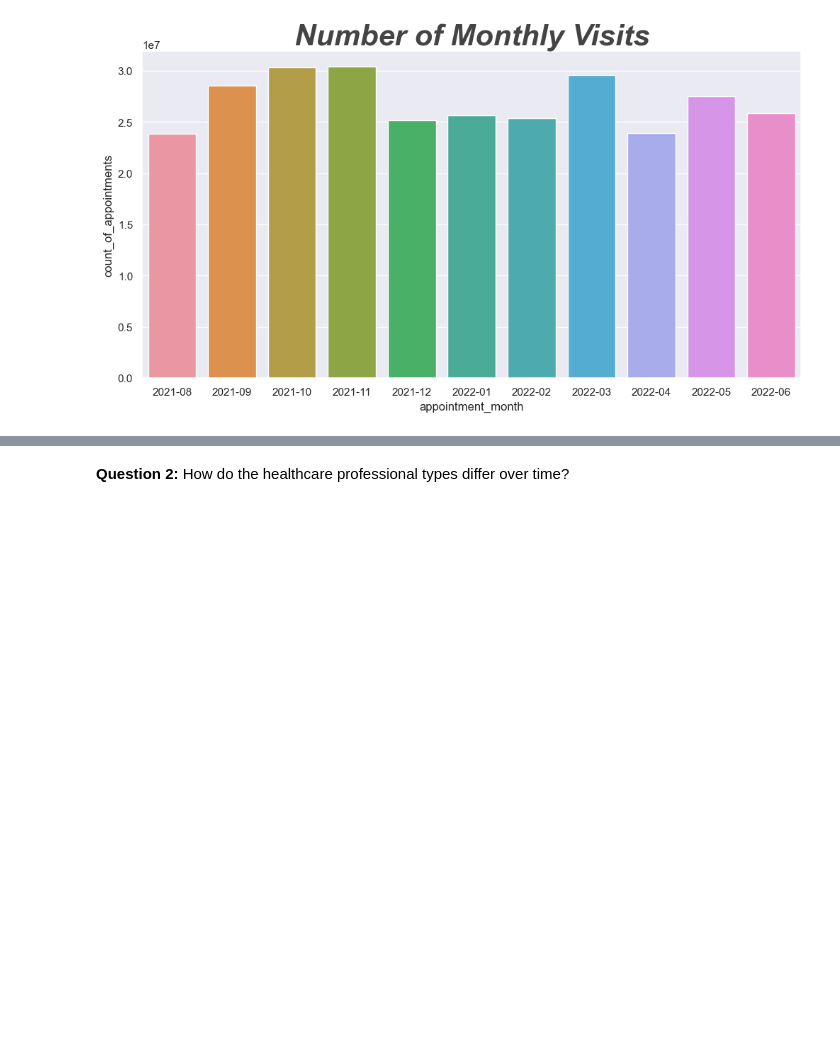
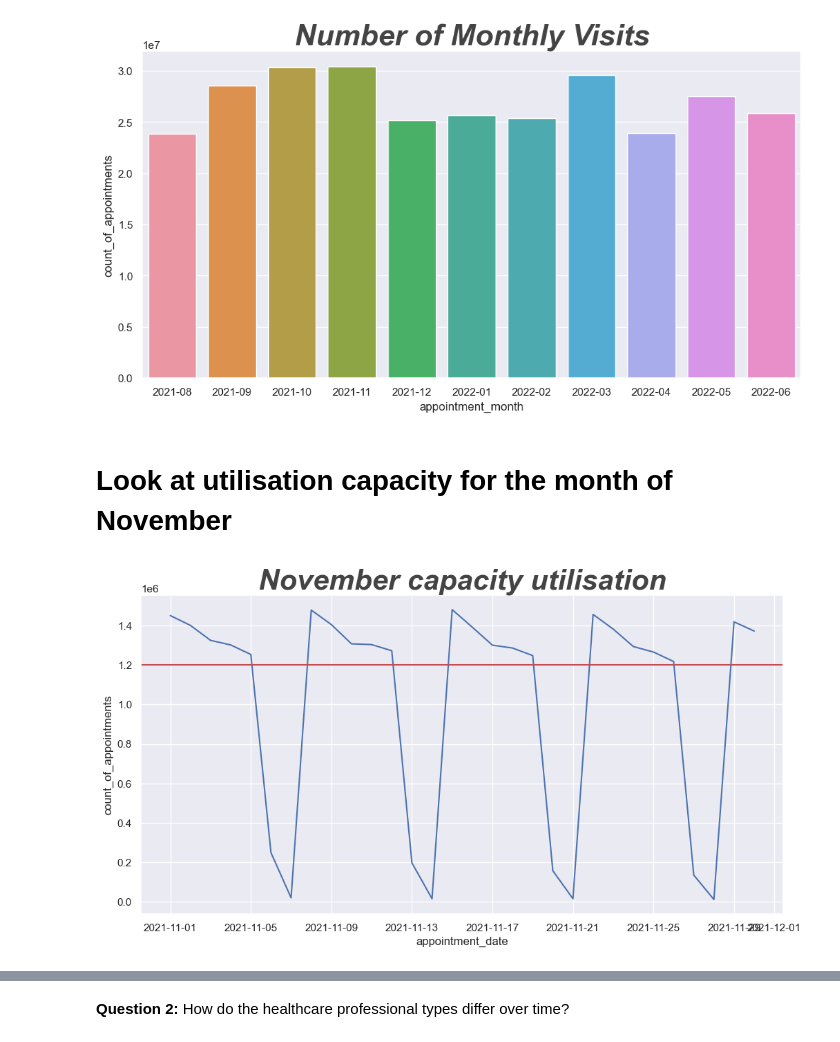
Before and after one commit to Matteo-Natalini/NHS_Staffing_and_Resource_Utilization_Analysis_with-Python, a Jupyter notebook: Natalini_Matteo_DA201_Assignment_Notebook.ipynb, the cells around one changed output, grey strips where cells are left out. Saved outputs shown, nothing was run; the diff lists cells and outputs as text; code cells hidden in the pictures; blank space fills up the shorter version.

```diff
--- a/Natalini_Matteo_DA201_Assignment_Notebook.ipynb
+++ b/Natalini_Matteo_DA201_Assignment_Notebook.ipynb
@@ -1294,3 +1293,24 @@ sns.barplot(x="appointment_month", y="count_of_appointments", data=ar_df)
 plt.title('Number of Monthly Visits', fontsize=30, fontweight='bold', fontstyle='italic', color='#444444');
 # %% [output]
 [figure]
+# %% [markdown]
+# Look at utilisation capacity for the month of November
+# %%
+# Look at November 2021 in more detail to allow a closer look.
+nc_nov = nc[nc['appointment_date'].between('2021-11-01','2021-11-30')]
+
+nc_nov = nc_nov.groupby('appointment_date')['count_of_appointments'].sum().reset_index()
+
+
+# Create a lineplot.
+sns.lineplot(x='appointment_date', y='count_of_appointments', data=nc_nov, ci=None)
+
+plt.title("November capacity utilisation", fontsize=30,fontweight='bold', fontstyle='italic', color='#444444')
+
+# Show the 1,200,000 appointments limit
+plt.axhline(y=1200000, color='r', linestyle='-');
+
+# # Download the plot
+# plt.savefig('4.1.png')
+# %% [output]
+[figure, added]
```
Also changed, not shown: parts of 11 cells of this notebook.
